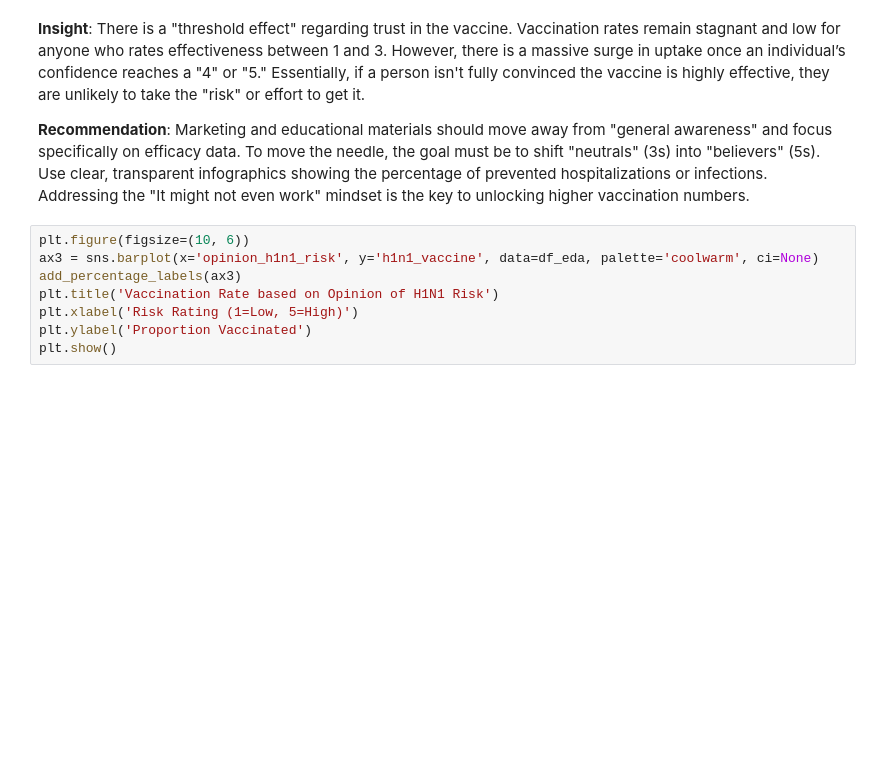
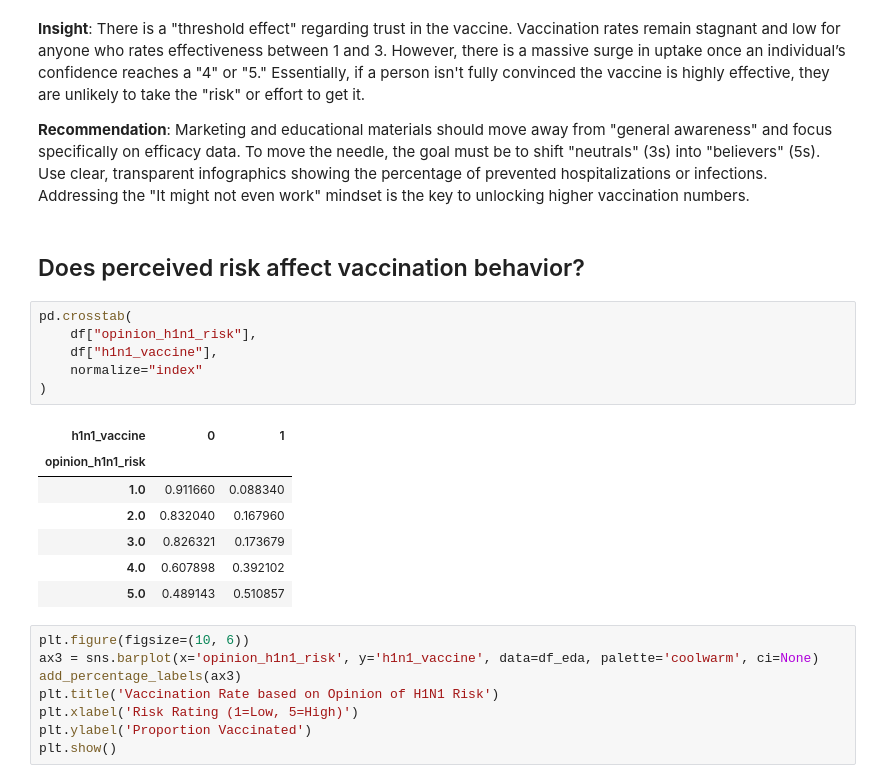
Before and after one commit to vkones/Project-3-Machine-Learning, a Jupyter notebook: index.ipynb, the cells around one changed output. Cells and saved outputs as stored; diff of their text form; blank space fills up the shorter version.

```diff
--- a/index.ipynb
+++ b/index.ipynb
@@ -238,6 +254,22 @@ The `ci` parameter is deprecated. Use `errorbar=None` for the same effect.
 **Insight**: There is a "threshold effect" regarding trust in the vaccine. Vaccination rates remain stagnant and low for anyone who rates effectiveness between 1 and 3. However, there is a massive surge in uptake once an individual’s confidence reaches a "4" or "5." Essentially, if a person isn't fully convinced the vaccine is highly effective, they are unlikely to take the "risk" or effort to get it.
 
 **Recommendation**: Marketing and educational materials should move away from "general awareness" and focus specifically on efficacy data. To move the needle, the goal must be to shift "neutrals" (3s) into "believers" (5s). Use clear, transparent infographics showing the percentage of prevented hospitalizations or infections. Addressing the "It might not even work" mindset is the key to unlocking higher vaccination numbers.
+# %% [markdown]
+## Does perceived risk affect vaccination behavior?
+# %%
+pd.crosstab(
+    df["opinion_h1n1_risk"],
+    df["h1n1_vaccine"],
+    normalize="index"
+)
+# %% [output]
+| h1n1_vaccine | 0 | 1 |
+| opinion_h1n1_risk |  |  |
+| 1.0 | 0.911660 | 0.088340 |
+| 2.0 | 0.832040 | 0.167960 |
+| 3.0 | 0.826321 | 0.173679 |
+| 4.0 | 0.607898 | 0.392102 |
+| 5.0 | 0.489143 | 0.510857 |
 # %%
 plt.figure(figsize=(10, 6))
 ax3 = sns.barplot(x='opinion_h1n1_risk', y='h1n1_vaccine', data=df_eda, palette='coolwarm', ci=None)
```
Also changed, not shown: parts of 15 cells of this notebook.
